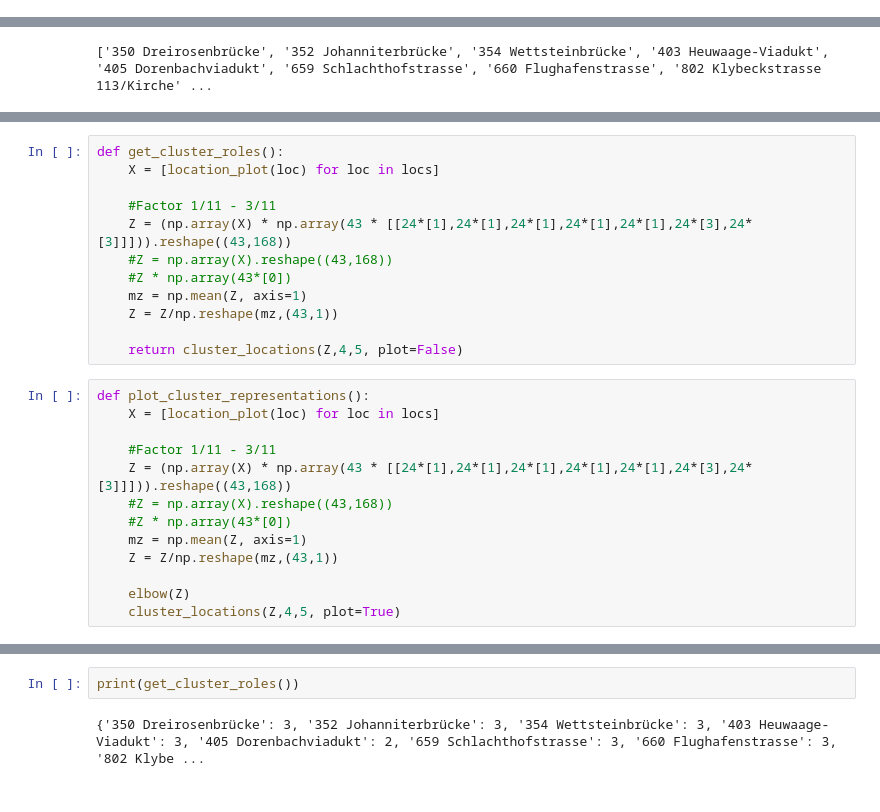
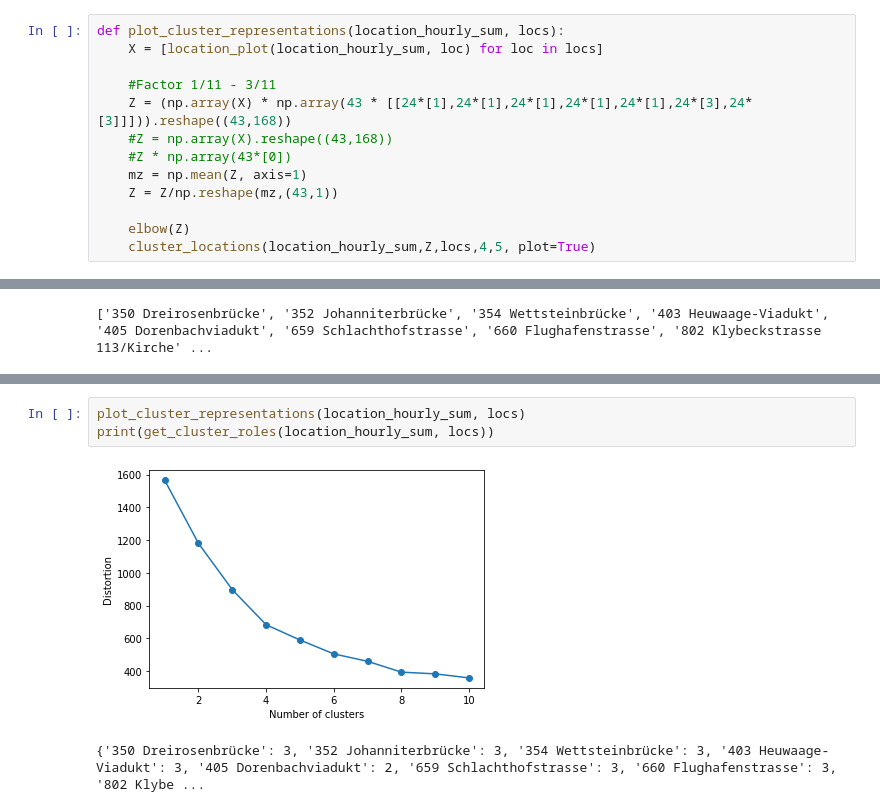
Before and after one commit to 1b15/walk-flow, a Jupyter notebook: notebooks/basel_analysis.ipynb, the cells around one changed output, grey strips where cells are left out. Cells and saved outputs as stored; diff of their text form.

```diff
--- a/notebooks/basel_analysis.ipynb
+++ b/notebooks/basel_analysis.ipynb
@@ -40,3 +128,16 @@ def resample_location_data(location_df, frequency):
+# %%
+def plot_cluster_representations(location_hourly_sum, locs):
+    X = [location_plot(location_hourly_sum, loc) for loc in locs]
+
+    #Factor 1/11 - 3/11
+    Z = (np.array(X) * np.array(43 * [[24*[1],24*[1],24*[1],24*[1],24*[1],24*[3],24*[3]]])).reshape((43,168))
+    #Z = np.array(X).reshape((43,168))
+    #Z * np.array(43*[0])
+    mz = np.mean(Z, axis=1)
+    Z = Z/np.reshape(mz,(43,1))
+
+    elbow(Z)
+    cluster_locations(location_hourly_sum,Z,locs,4,5, plot=True)
 # %%
 data = import_basel_data()
 location_hourly_sum = {}
@@ -153,25 +151,0 @@ def cluster_locations(Z, i, j, plot=True):
-# %%
-def get_cluster_roles():
-    X = [location_plot(loc) for loc in locs]
-
-    #Factor 1/11 - 3/11
-    Z = (np.array(X) * np.array(43 * [[24*[1],24*[1],24*[1],24*[1],24*[1],24*[3],24*[3]]])).reshape((43,168))
-    #Z = np.array(X).reshape((43,168))
-    #Z * np.array(43*[0])
-    mz = np.mean(Z, axis=1)
-    Z = Z/np.reshape(mz,(43,1))
-
-    return cluster_locations(Z,4,5, plot=False)
-# %%
-def plot_cluster_representations():
-    X = [location_plot(loc) for loc in locs]
-
-    #Factor 1/11 - 3/11
-    Z = (np.array(X) * np.array(43 * [[24*[1],24*[1],24*[1],24*[1],24*[1],24*[3],24*[3]]])).reshape((43,168))
-    #Z = np.array(X).reshape((43,168))
-    #Z * np.array(43*[0])
-    mz = np.mean(Z, axis=1)
-    Z = Z/np.reshape(mz,(43,1))
-
-    elbow(Z)
-    cluster_locations(Z,4,5, plot=True)
@@ -183,4 +152,6 @@ plot_cluster_representations()
-# %%
-print(get_cluster_roles())
-# %% [output]
-{'350 Dreirosenbrücke': 3, '352 Johanniterbrücke': 3, '354 Wettsteinbrücke': 3, '403 Heuwaage-Viadukt': 3, '405 Dorenbachviadukt': 2, '659 Schlachthofstrasse': 3, '660 Flughafenstrasse': 3, '802 Klybe ...
+# %%
+plot_cluster_representations(location_hourly_sum, locs)
+print(get_cluster_roles(location_hourly_sum, locs))
+# %% [output]
+[figure, added]
+{'350 Dreirosenbrücke': 3, '352 Johanniterbrücke': 3, '354 Wettsteinbrücke': 3, '403 Heuwaage-Viadukt': 3, '405 Dorenbachviadukt': 2, '659 Schlachthofstrasse': 3, '660 Flughafenstrasse': 3, '802 Klybe ...
```
Also changed, not shown: parts of 11 cells of this notebook, 4 other files.
